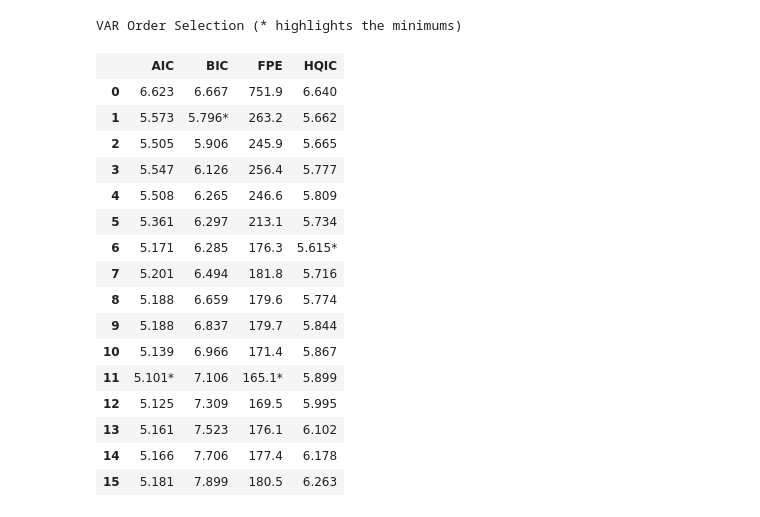
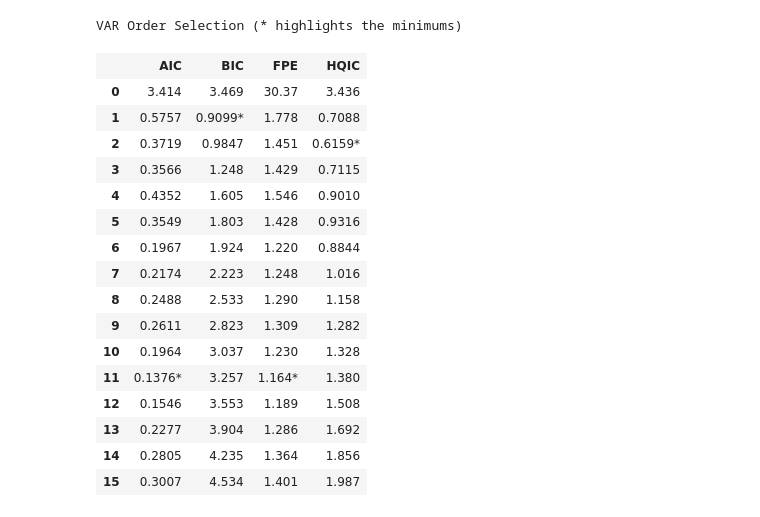
Before and after one commit to simzim96/svar-causal, a Jupyter notebook: analysis/svar.ipynb, the cells around one changed output. Cells and saved outputs as stored; diff of their text form; code cells hidden in the pictures.

```diff
--- a/analysis/svar.ipynb
+++ b/analysis/svar.ipynb
@@ -38,39 +73,36 @@ p-value: 2.1233678508941067e-30 for spy
 # %%
 import statsmodels.api as sm
 
-# Assuming 'data' is your DataFrame
 # Select appropriate columns
-selected_columns = [ 'art_diff', 'hype_diff',
-       'gf_index_diff', 'spy_diff']  # Fill with names of columns to use
+selected_columns = [ 'Digital Art Index_diff', 'Hype NFT Index_diff',
+       'Greed and Fear Index_diff', 'SPDR ETF_diff','Positive News Index']
 data_svar = data[selected_columns]
 
-# add svar dummy column
-# drop all NaN valuesdd
+# drop all NaN values (shouldn't be present)
 data_svar = data_svar.dropna()
 
 # determine optimal lag
 model = sm.tsa.VAR(data_svar)
 lag_results = model.select_order(15).summary()
 
 # plot lag results
+lag_results
+# %% [output]
+VAR Order Selection (* highlights the minimums)
+|  | AIC | BIC | FPE | HQIC |
+| 0 | 3.414 | 3.469 | 30.37 | 3.436 |
+| 1 | 0.5757 | 0.9099* | 1.778 | 0.7088 |
+| 2 | 0.3719 | 0.9847 | 1.451 | 0.6159* |
+| 3 | 0.3566 | 1.248 | 1.429 | 0.7115 |
+| 4 | 0.4352 | 1.605 | 1.546 | 0.9010 |
+| 5 | 0.3549 | 1.803 | 1.428 | 0.9316 |
+| 6 | 0.1967 | 1.924 | 1.220 | 0.8844 |
+| 7 | 0.2174 | 2.223 | 1.248 | 1.016 |
+| 8 | 0.2488 | 2.533 | 1.290 | 1.158 |
+| 9 | 0.2611 | 2.823 | 1.309 | 1.282 |
+| 10 | 0.1964 | 3.037 | 1.230 | 1.328 |
+| 11 | 0.1376* | 3.257 | 1.164* | 1.380 |
+| 12 | 0.1546 | 3.553 | 1.189 | 1.508 |
+| 13 | 0.2277 | 3.904 | 1.286 | 1.692 |
+| 14 | 0.2805 | 4.235 | 1.364 | 1.856 |
+| 15 | 0.3007 | 4.534 | 1.401 | 1.987 |
-# %%
-lag_results
-# %% [output]
-VAR Order Selection (* highlights the minimums)
-|  | AIC | BIC | FPE | HQIC |
-| 0 | 6.623 | 6.667 | 751.9 | 6.640 |
-| 1 | 5.573 | 5.796* | 263.2 | 5.662 |
-| 2 | 5.505 | 5.906 | 245.9 | 5.665 |
-| 3 | 5.547 | 6.126 | 256.4 | 5.777 |
-| 4 | 5.508 | 6.265 | 246.6 | 5.809 |
-| 5 | 5.361 | 6.297 | 213.1 | 5.734 |
-| 6 | 5.171 | 6.285 | 176.3 | 5.615* |
-| 7 | 5.201 | 6.494 | 181.8 | 5.716 |
-| 8 | 5.188 | 6.659 | 179.6 | 5.774 |
-| 9 | 5.188 | 6.837 | 179.7 | 5.844 |
-| 10 | 5.139 | 6.966 | 171.4 | 5.867 |
-| 11 | 5.101* | 7.106 | 165.1* | 5.899 |
-| 12 | 5.125 | 7.309 | 169.5 | 5.995 |
-| 13 | 5.161 | 7.523 | 176.1 | 6.102 |
-| 14 | 5.166 | 7.706 | 177.4 | 6.178 |
-| 15 | 5.181 | 7.899 | 180.5 | 6.263 |
```
Also changed, not shown: parts of 8 cells of this notebook, 47 other files.
